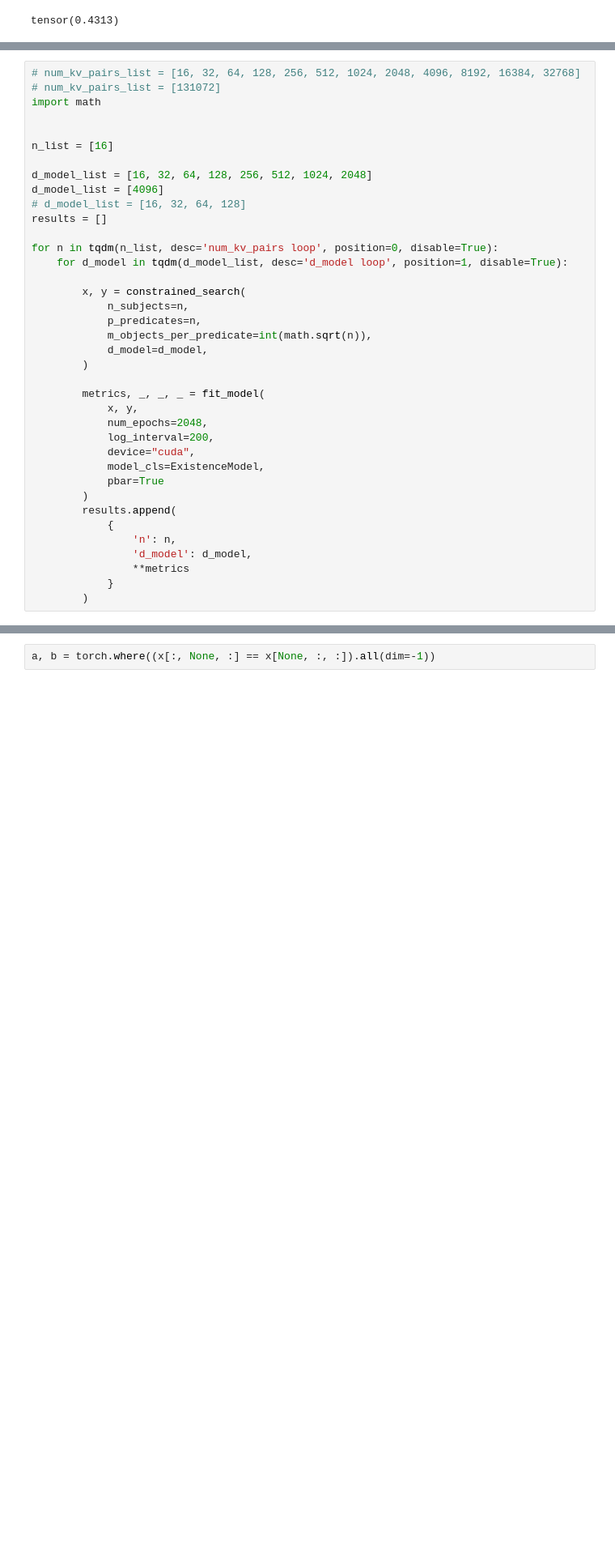
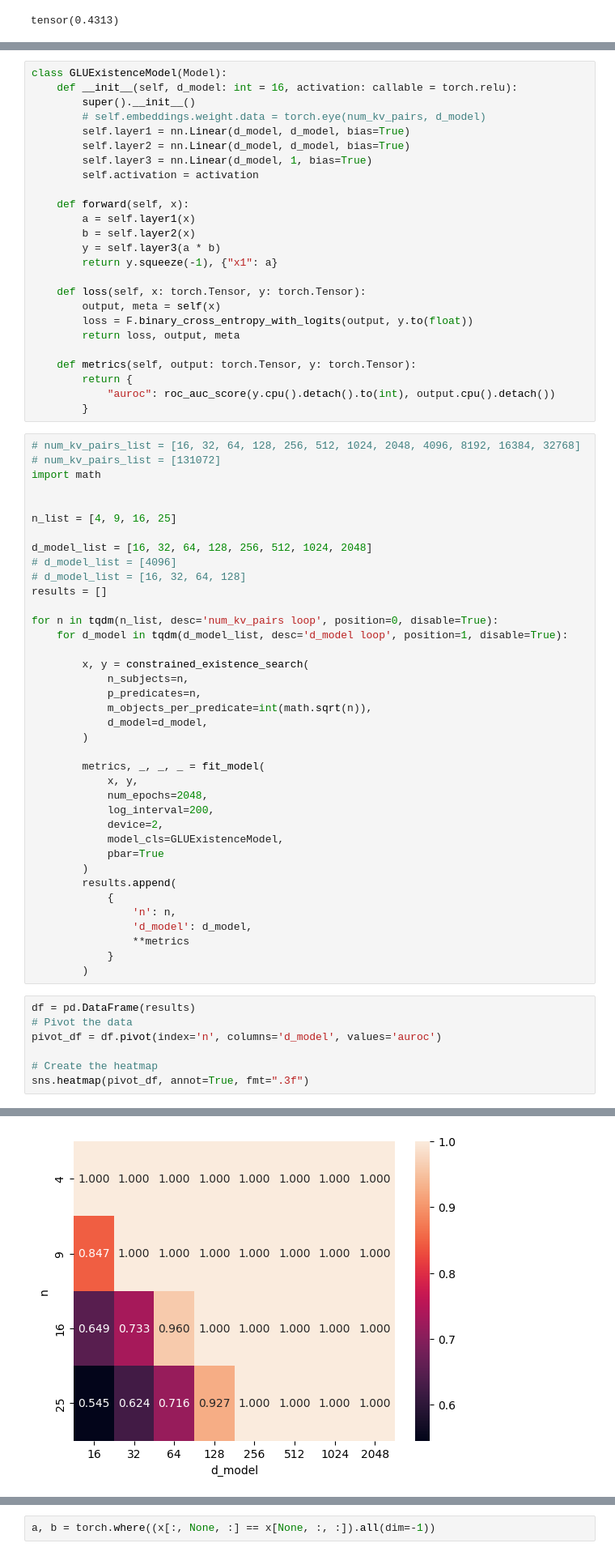
Before and after one commit to HazyResearch/zoology, a Jupyter notebook: scratch/sabri/11-06_constrained_search.ipynb, the cells around one changed output, grey strips where cells are left out. Shown at 81% size. Drawn from its saved outputs; the diff is of its cells as text; blank space fills up the shorter version.

```diff
--- a/scratch/sabri/11-06_constrained_search.ipynb
+++ b/scratch/sabri/11-06_constrained_search.ipynb
@@ -268,20 +255,45 @@ tensor([0, 1, 1, 0, 1, 0, 0, 1, 1, 1, 1, 1, 0, 1, 1, 0, 1, 1, 1, 1, 1, 1, 1, 1])
+# %%
+class GLUExistenceModel(Model):
+    def __init__(self, d_model: int = 16, activation: callable = torch.relu):
+        super().__init__()
+        # self.embeddings.weight.data = torch.eye(num_kv_pairs, d_model)
+        self.layer1 = nn.Linear(d_model, d_model, bias=True)
+        self.layer2 = nn.Linear(d_model, d_model, bias=True)
+        self.layer3 = nn.Linear(d_model, 1, bias=True)
+        self.activation = activation
+
+    def forward(self, x):
+        a = self.layer1(x)
+        b = self.layer2(x)
+        y = self.layer3(a * b)
+        return y.squeeze(-1), {"x1": a}
+
+    def loss(self, x: torch.Tensor, y: torch.Tensor):
+        output, meta = self(x)
+        loss = F.binary_cross_entropy_with_logits(output, y.to(float))
+        return loss, output, meta
+
+    def metrics(self, output: torch.Tensor, y: torch.Tensor):
+        return {
+            "auroc": roc_auc_score(y.cpu().detach().to(int), output.cpu().detach())
+        }
 # %%
 # num_kv_pairs_list = [16, 32, 64, 128, 256, 512, 1024, 2048, 4096, 8192, 16384, 32768]
 # num_kv_pairs_list = [131072]
 import math
 
 
-n_list = [16]
+n_list = [4, 9, 16, 25]
 
 d_model_list = [16, 32, 64, 128, 256, 512, 1024, 2048]
-d_model_list = [4096]
+# d_model_list = [4096]
 # d_model_list = [16, 32, 64, 128]
 results = []
 
 for n in tqdm(n_list, desc='num_kv_pairs loop', position=0, disable=True):
     for d_model in tqdm(d_model_list, desc='d_model loop', position=1, disable=True):
 
-        x, y = constrained_search(
+        x, y = constrained_existence_search(
             n_subjects=n,
             p_predicates=n,
             m_objects_per_predicate=int(math.sqrt(n)),
@@ -292,8 +304,8 @@ for n in tqdm(n_list, desc='num_kv_pairs loop', position=0, disable=True):
             x, y,
             num_epochs=2048,
             log_interval=200,
-            device="cuda",
-            model_cls=ExistenceModel,
+            device=2,
+            model_cls=GLUExistenceModel,
             pbar=True
         )
         results.append(
@@ -303,3 +315,11 @@ for n in tqdm(n_list, desc='num_kv_pairs loop', position=0, disable=True):
                 **metrics
             }
         )
+# %%
+df = pd.DataFrame(results)
+# Pivot the data
+pivot_df = df.pivot(index='n', columns='d_model', values='auroc')
+
+# Create the heatmap
+sns.heatmap(pivot_df, annot=True, fmt=".3f")
+# %% [output]
@@ -305,0 +327 @@ for n in tqdm(n_list, desc='num_kv_pairs loop', position=0, disable=True):
+[figure, added]
```
Also changed, not shown: parts of 7 cells of this notebook, 15 other files.
